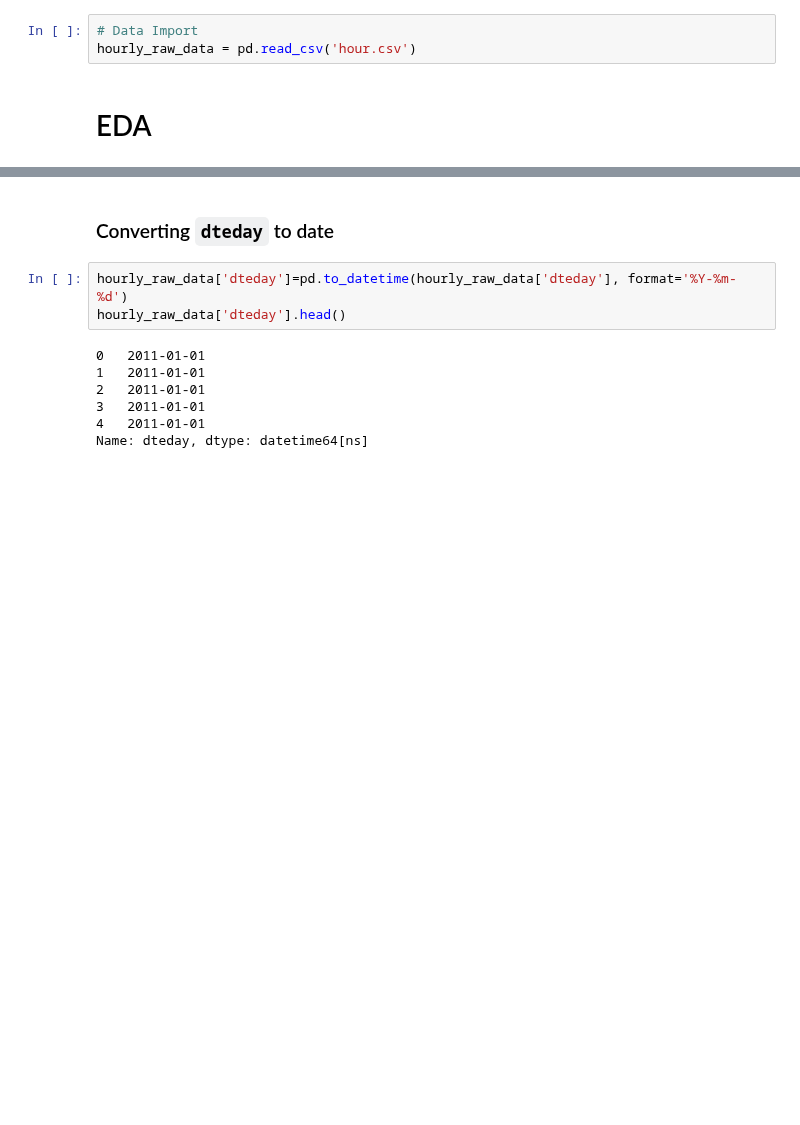
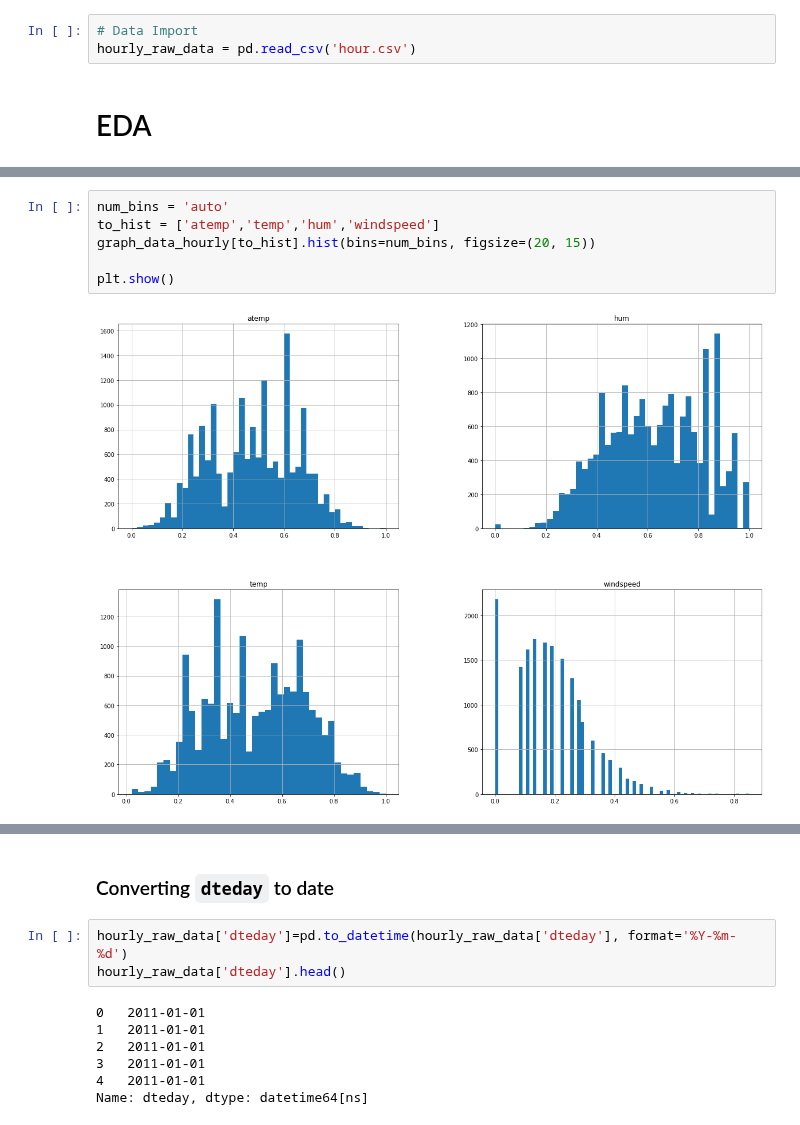
Before and after one commit to mradazoury/Bike_Prediction_Python_group_project, a Jupyter notebook: Bike-Sharing-Dataset 2/1. EDA + Baseline.ipynb, the cells around one changed output, grey strips where cells are left out. Drawn from its saved outputs; the diff is of its cells as text; blank space fills up the shorter version.

```diff
--- a/Bike-Sharing-Dataset 2/1. EDA + Baseline.ipynb
+++ b/Bike-Sharing-Dataset 2/1. EDA + Baseline.ipynb
@@ -68,0 +64,8 @@ hourly_raw_data = pd.read_csv('hour.csv')
+# %%
+num_bins = 'auto'
+to_hist = ['atemp','temp','hum','windspeed']
+graph_data_hourly[to_hist].hist(bins=num_bins, figsize=(20, 15))
+
+plt.show()
+# %% [output]
+[figure, added]
```
Also changed, not shown: parts of 24 cells of this notebook, 13 other files.
